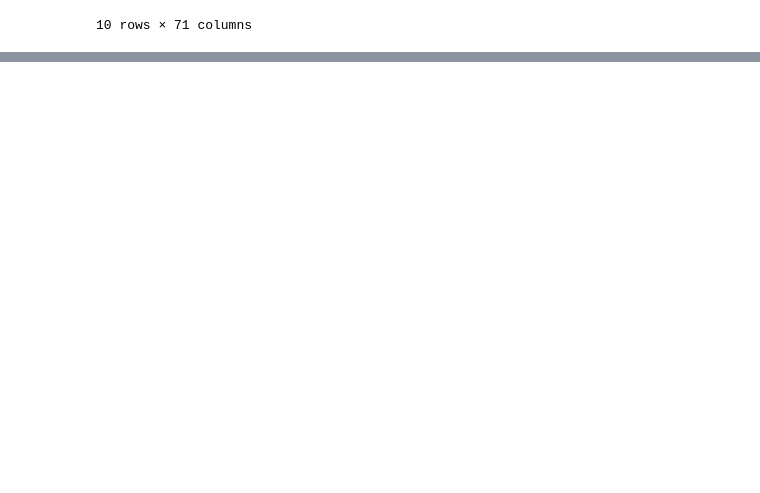
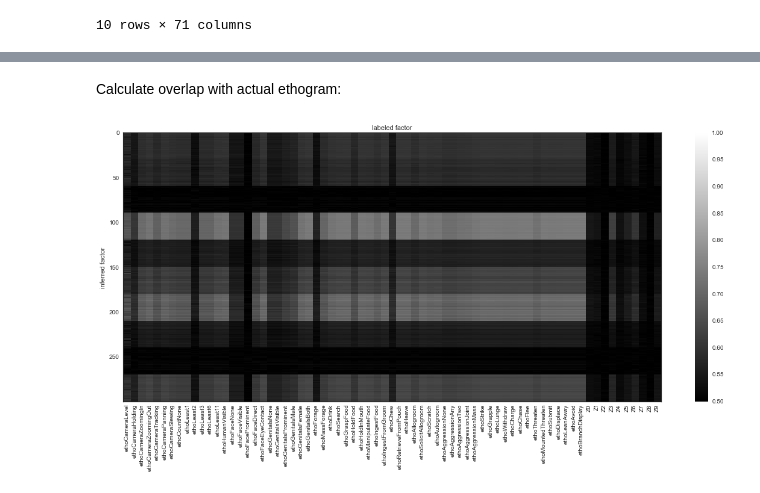
Before and after one commit to pearsonlab/spiketopics, a Jupyter notebook: explore_inferred_etho.ipynb, the cells around one changed output, grey strips where cells are left out. Drawn from its saved outputs; the diff is of its cells as text; code cells hidden in the pictures; blank space fills up the shorter version.

Commit message:
added comparison of overlap with random chains

```diff
--- a/explore_inferred_etho.ipynb
+++ b/explore_inferred_etho.ipynb
@@ -291,0 +331,16 @@ moverlap.iloc[-K:, :]
+# %%
+A = gpm.nodes['HMM'].nodes['A']
+pi = gpm.nodes['HMM'].nodes['pi']
+dnode = gpm.nodes['HMM'].nodes['d']
+# %%
+def get_duration(mu, lam, shape, rate):
+    """
+    Given tuple of normal-gamma parameters, draw a duration (max = D) from
+    the appropriate lognormal distribution.
+    """
+    while True:
+        d = lognormal_from_hypers(mu, lam, shape, rate, 1)
+        if (d >= 1) and (d <= gpm.D):
+            break
+
+    return d
@@ -291,0 +402,3 @@ moverlap.iloc[-K:, :]
+# %%
+nfake = 30  # number of fake sequences for each chain
+fchains = generate_fake_chains(nfake)
@@ -291,0 +422,23 @@ moverlap.iloc[-K:, :]
+# %% [markdown]
+Calculate overlap with actual ethogram:
+# %%
+fmatch = (edf.T.dot(fchains) + (1 - edf.T).dot(1 - fchains)) / T
+fmismatch = (edf.T.dot(1 - fchains) + (1 - edf.T).dot(fchains)) / T
+foverlap = np.maximum(fmatch, fmismatch)
+# %%
+row_labels = edf.columns[:]
+matshow(foverlap.values.T, vmin=0.5, vmax=1)
+plt.ylabel('inferred factor')
+plt.xlabel('labeled factor')
+plt.colorbar();
+
+# add column names
+ax = plt.gca()
+ax.xaxis.set_label_position('top')
+plt.tick_params(axis='x', which='both', top='off', bottom='off',
+                labelbottom='on', labeltop='off', pad=5);
+plt.xticks(xrange(len(row_labels)), row_labels, rotation='vertical', horizontalalignment='center');
+
+plt.gcf().set_size_inches([20, 8])
+# %% [output]
+[figure, added]
```
Also changed, not shown: parts of 10 cells of this notebook.
